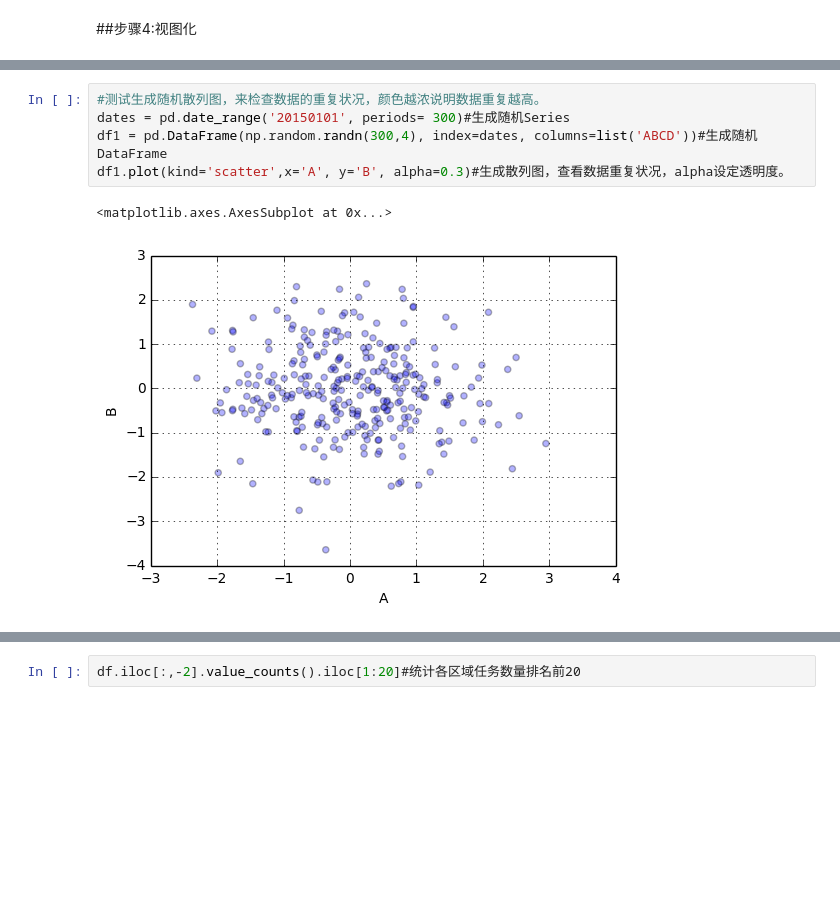
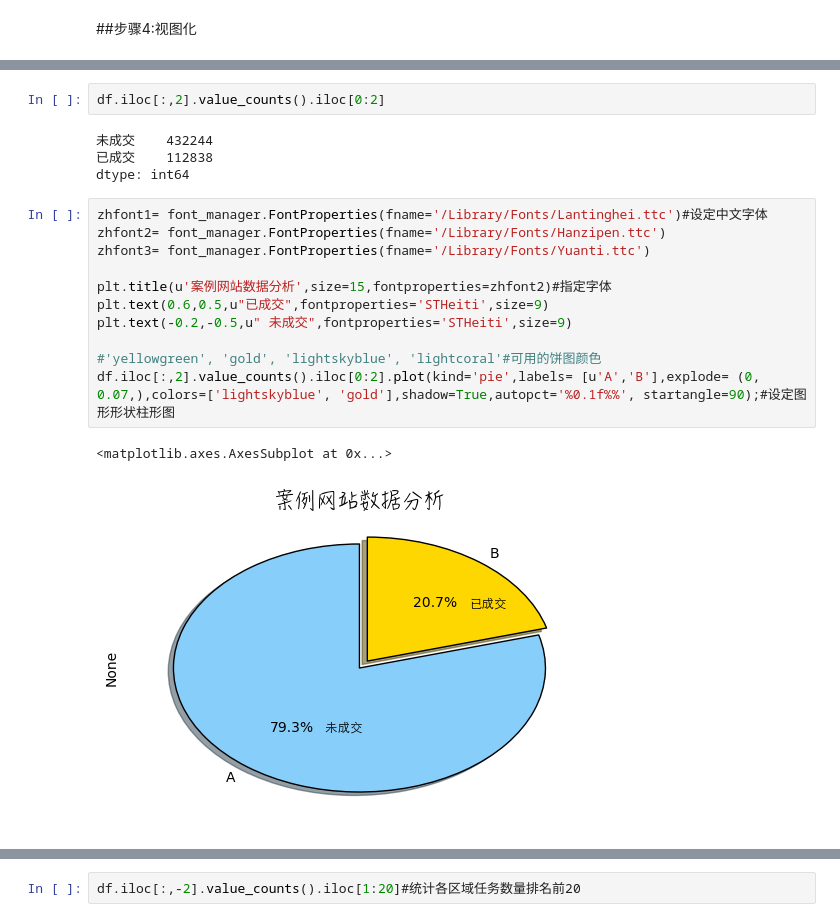
Before and after one commit to chengang545/dataMining, a Jupyter notebook: Untitled2.ipynb, the cells around one changed output, grey strips where cells are left out. Cells and saved outputs as stored; diff of their text form; blank space fills up the shorter version.

```diff
--- a/Untitled2.ipynb
+++ b/Untitled2.ipynb
@@ -29,10 +34,22 @@ df=pd.read_csv('/Users/chengang/Desktop/merged_data.csv',error_bad_lines=False)#
-# %%
-#测试生成随机散列图，来检查数据的重复状况，颜色越浓说明数据重复越高。
-dates = pd.date_range('20150101', periods= 300)#生成随机Series
-df1 = pd.DataFrame(np.random.randn(300,4), index=dates, columns=list('ABCD'))#生成随机DataFrame
-df1.plot(kind='scatter',x='A', y='B', alpha=0.3)#生成散列图，查看数据重复状况，alpha设定透明度。
-# %% [output]
-<matplotlib.axes.AxesSubplot at 0x...>
-[figure, removed]
+# %%
+df.iloc[:,2].value_counts().iloc[0:2]
+# %% [output]
+未成交    432244
+已成交    112838
+dtype: int64
+# %%
+zhfont1= font_manager.FontProperties(fname='/Library/Fonts/Lantinghei.ttc')#设定中文字体
+zhfont2= font_manager.FontProperties(fname='/Library/Fonts/Hanzipen.ttc')
+zhfont3= font_manager.FontProperties(fname='/Library/Fonts/Yuanti.ttc')
+
+plt.title(u'案例网站数据分析',size=15,fontproperties=zhfont2)#指定字体
+plt.text(0.6,0.5,u"已成交",fontproperties='STHeiti',size=9)
+plt.text(-0.2,-0.5,u" 未成交",fontproperties='STHeiti',size=9)
+
+#'yellowgreen', 'gold', 'lightskyblue', 'lightcoral'#可用的饼图颜色
+df.iloc[:,2].value_counts().iloc[0:2].plot(kind='pie',labels= [u'A','B'],explode= (0, 0.07,),colors=['lightskyblue', 'gold'],shadow=True,autopct='%0.1f%%', startangle=90);#设定图形形状柱形图
+# %% [output]
+<matplotlib.axes.AxesSubplot at 0x...>
+[figure, added]
 # %%
 rcParams['savefig.dpi']=100#设定图片的DPI
```
Also changed, not shown: parts of 5 cells of this notebook.
